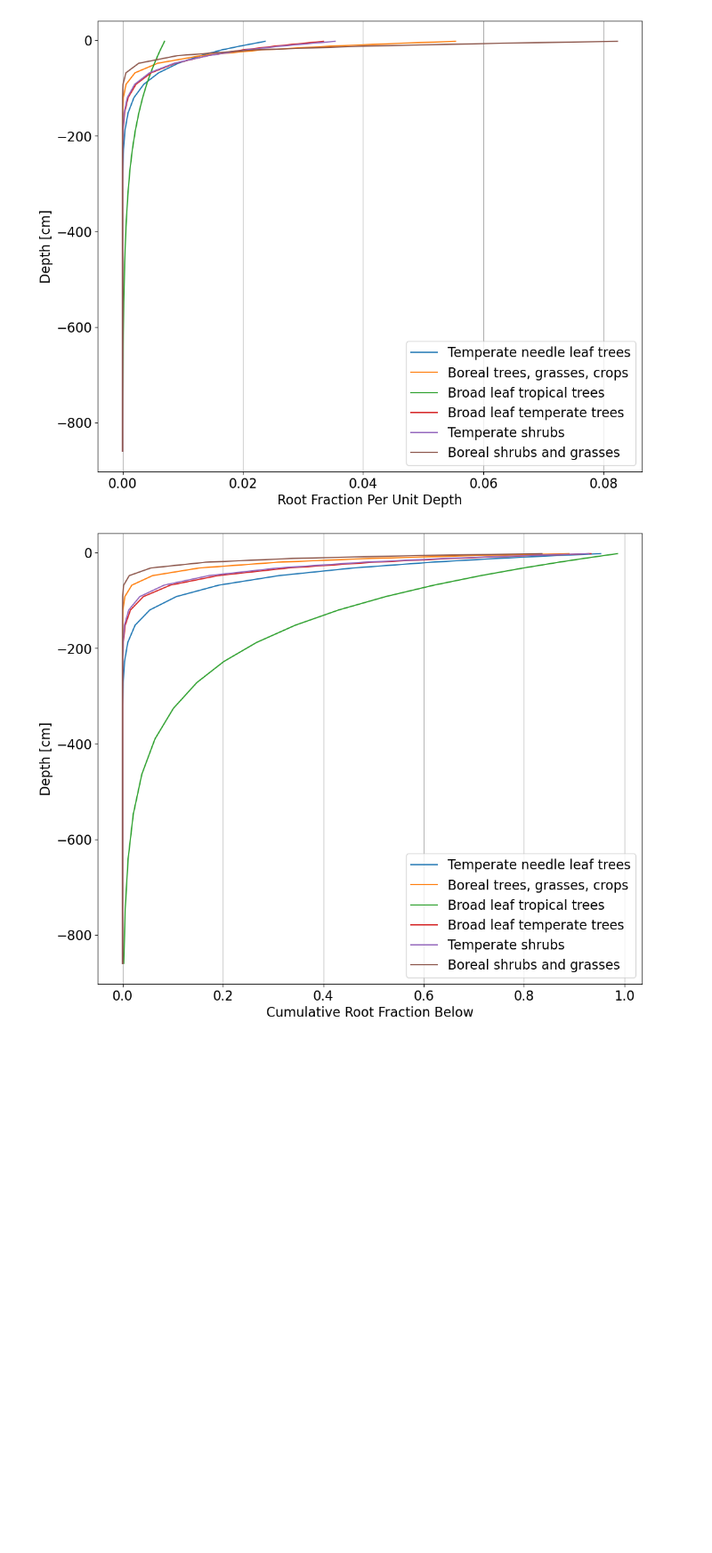
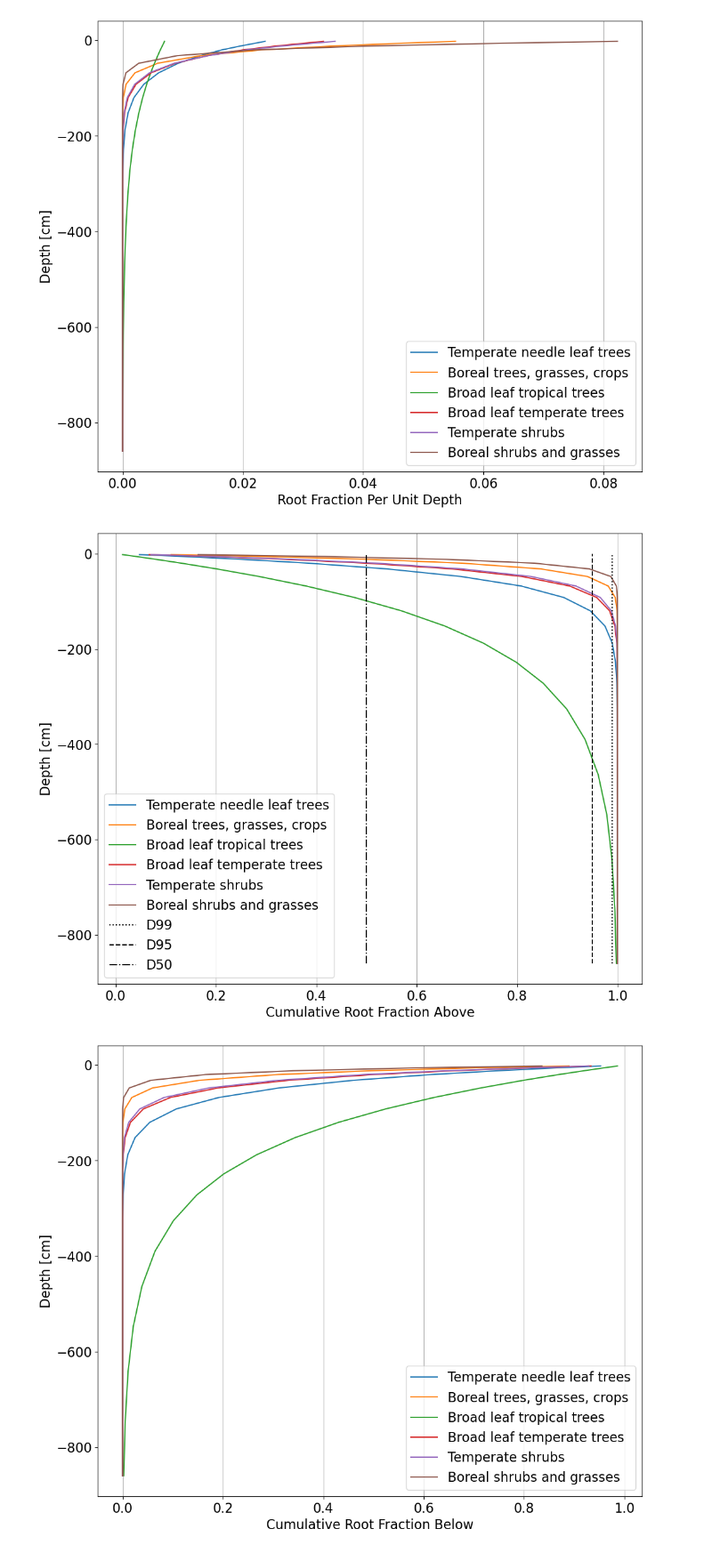
Before and after one commit to LejoFlores/clm-root-distributions, a Jupyter notebook: clm-roots.ipynb, the cells around one changed output. Shown: that part at 89% size. Saved outputs shown, nothing was run; the diff lists cells and outputs as text; code cells hidden in the pictures; blank space fills up the shorter version.

```diff
--- a/clm-roots.ipynb
+++ b/clm-roots.ipynb
@@ -96,6 +96,20 @@ plt.legend()
 plt.grid(axis='x')
 # %% [output]
 [figure]
+# %%
+plt.figure(figsize=(12,10))
+plt.rcParams.update({'font.size': 16})
+for i in np.arange(beta_r.size):
+    plt.plot(np.cumsum(ri[:,i]),-zh[0:N_levsoi]*100,label=root_group_labels[i])
+plt.vlines(0.99,-zh[0:N_levsoi].max()*100,0,'k',linestyles='dotted',label='D99')
+plt.vlines(0.95,-zh[0:N_levsoi].max()*100,0,'k',linestyles='dashed',label='D95')
+plt.vlines(0.50,-zh[0:N_levsoi].max()*100,0,'k',linestyles='dashdot',label='D50')
+plt.xlabel('Cumulative Root Fraction Above')
+plt.ylabel('Depth [cm]')
+plt.legend()
+plt.grid(axis='x')
+# %% [output]
+[figure, added]
 # %%
 plt.figure(figsize=(12,10))
 plt.rcParams.update({'font.size': 16})
```
